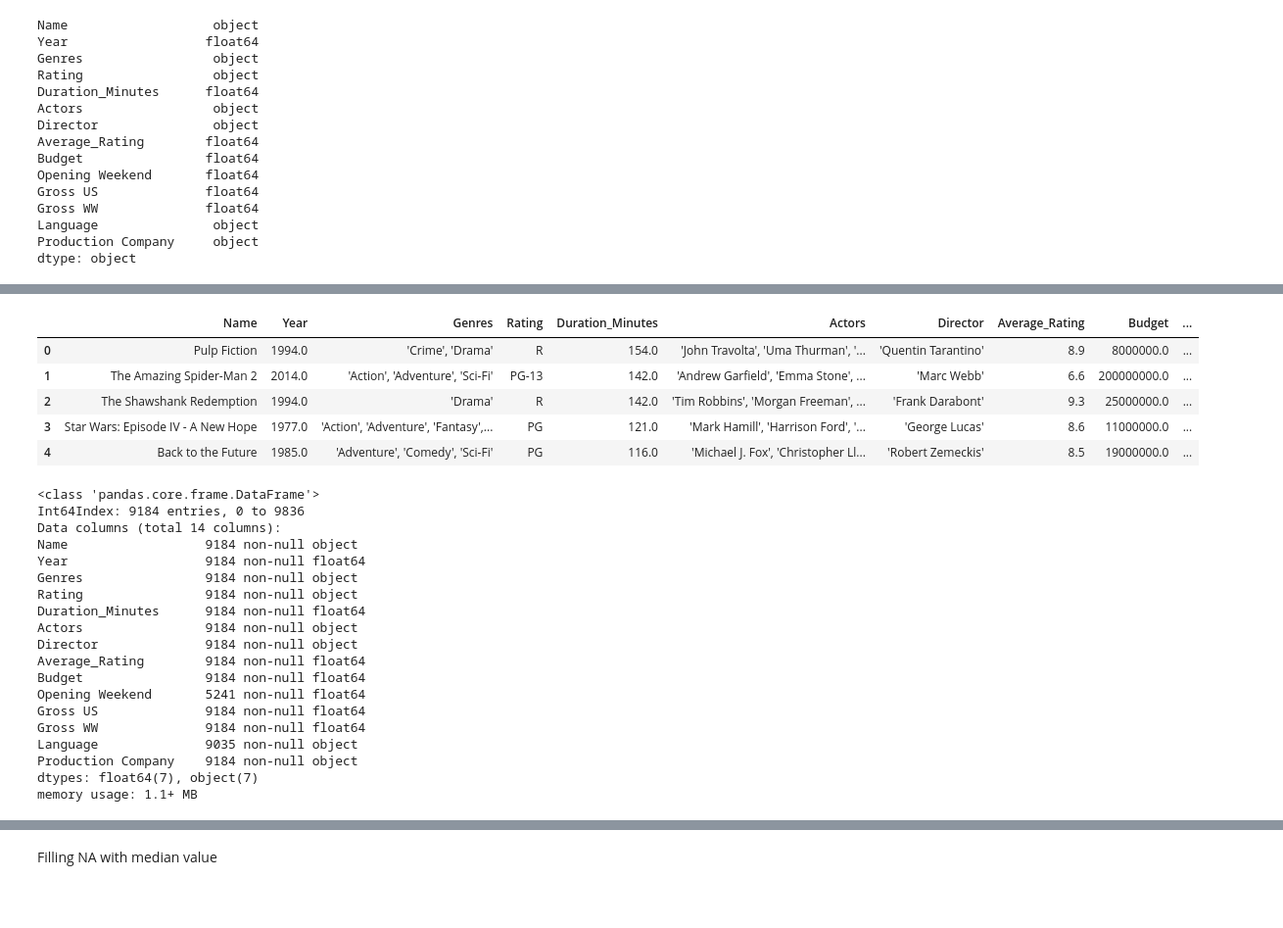
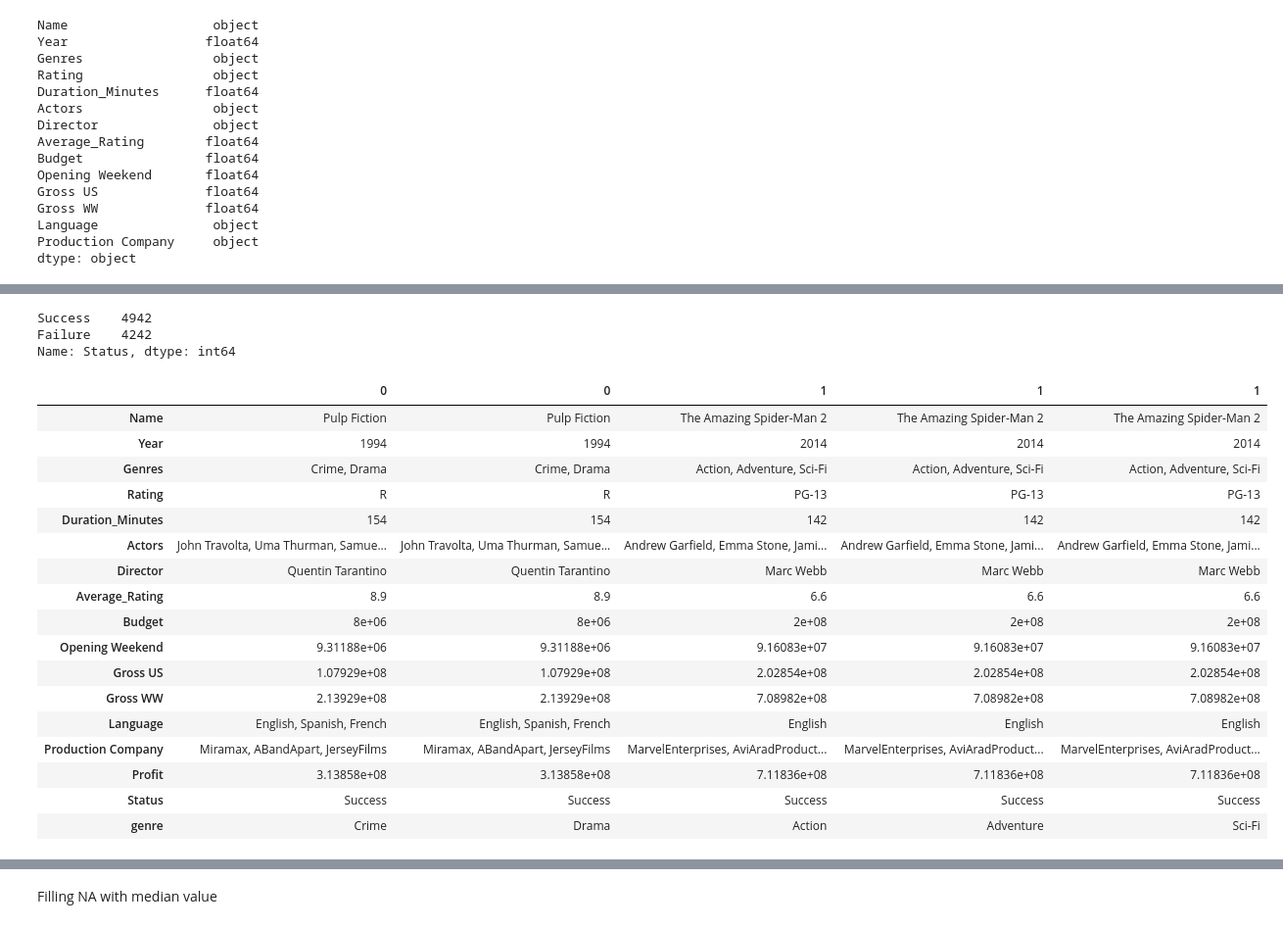
Before and after one commit to ZakBastiani/DataScienceProject2019, a Jupyter notebook: Data Processing.ipynb, the cells around one changed output, grey strips where cells are left out. Shown at 98% size. Cells and saved outputs as stored; diff of their text form; code cells hidden in the pictures; blank space fills up the shorter version.

```diff
--- a/Data Processing.ipynb
+++ b/Data Processing.ipynb
@@ -82,42 +85,27 @@ Name: Rating, dtype: int64
+# %%
+#Calculating Profit/Loss for each movie
+movies["Profit"] = movies["Gross US"]+movies["Gross WW"]- movies["Budget"]
+movies["Status"]= np.where(movies['Profit']>1, 'Success', 'Failure')
+movies["Status"].value_counts()
+# %% [output]
+Success    4942
+Failure    4242
+Name: Status, dtype: int64
 # %%
 movies["Genres"] = movies["Genres"].str.replace('[','')
 movies["Genres"] = movies["Genres"].str.replace(']','')
+movies["Genres"] = movies["Genres"].str.replace("'",'')
 movies["Actors"] = movies["Actors"].str.replace('[','')
 movies["Actors"] = movies["Actors"].str.replace(']','')
+movies["Actors"] = movies["Actors"].str.replace("'",'')
 movies["Director"] = movies["Director"].str.replace('[','')
 movies["Director"] = movies["Director"].str.replace(']','')
+movies["Director"] = movies["Director"].str.replace("'",'')
 movies["Production Company"] = movies["Production Company"].str.replace('[','')
 movies["Production Company"] = movies["Production Company"].str.replace(']','')
+movies["Production Company"] = movies["Production Company"].str.replace("'",'')
 movies["Language"] = movies["Language"].str.replace('[','')
 movies["Language"] = movies["Language"].str.replace(']','')
-movies.head()
+movies["Language"] = movies["Language"].str.replace("'",'')
+# movies.head()
-# %% [output]
-|  | Name | Year | Genres | Rating | Duration_Minutes | Actors | Director | Average_Rating | Budget | ... |
-| 0 | Pulp Fiction | 1994.0 | 'Crime', 'Drama' | R | 154.0 | 'John Travolta', 'Uma Thurman', '... | 'Quentin Tarantino' | 8.9 | 8000000.0 | ... |
-| 1 | The Amazing Spider-Man 2 | 2014.0 | 'Action', 'Adventure', 'Sci-Fi' | PG-13 | 142.0 | 'Andrew Garfield', 'Emma Stone', ... | 'Marc Webb' | 6.6 | 200000000.0 | ... |
-| 2 | The Shawshank Redemption | 1994.0 | 'Drama' | R | 142.0 | 'Tim Robbins', 'Morgan Freeman', ... | 'Frank Darabont' | 9.3 | 25000000.0 | ... |
-| 3 | Star Wars: Episode IV - A New Hope | 1977.0 | 'Action', 'Adventure', 'Fantasy',... | PG | 121.0 | 'Mark Hamill', 'Harrison Ford', '... | 'George Lucas' | 8.6 | 11000000.0 | ... |
-| 4 | Back to the Future | 1985.0 | 'Adventure', 'Comedy', 'Sci-Fi' | PG | 116.0 | 'Michael J. Fox', 'Christopher Ll... | 'Robert Zemeckis' | 8.5 | 19000000.0 | ... |
-# %%
-movies.info()
-# %% [output]
-<class 'pandas.core.frame.DataFrame'>
-Int64Index: 9184 entries, 0 to 9836
-Data columns (total 14 columns):
-Name                  9184 non-null object
-Year                  9184 non-null float64
-Genres                9184 non-null object
-Rating                9184 non-null object
-Duration_Minutes      9184 non-null float64
-Actors                9184 non-null object
-Director              9184 non-null object
-Average_Rating        9184 non-null float64
-Budget                9184 non-null float64
-Opening Weekend       5241 non-null float64
-Gross US              9184 non-null float64
-Gross WW              9184 non-null float64
-Language              9035 non-null object
-Production Company    9184 non-null object
-dtypes: float64(7), object(7)
-memory usage: 1.1+ MB
 # %%
@@ -125,3 +112,32 @@ memory usage: 1.1+ MB
 indexNames = movies[ (movies['Year'] == 0) & (movies['Rating'] == 'Unrated')&(movies['Budget'] != -1) ].index
 # Delete these row indexes from dataFrame
 movies.drop(indexNames , inplace=True)
+# %%
+g = (movies.Genres.str.split(',', expand=True)
+            .stack()
+            .to_frame(name='genre'))
+g.index = g.index.droplevel(1)
+g["genre"] = g["genre"].str.replace(' ','')
+g["genre"] = g["genre"].str.replace('}','')
+# m=movies.join(g)
+movies=pd.concat([movies, g], axis=1)
+movies.head().T
+# %% [output]
+|  | 0 | 0 | 1 | 1 | 1 |
+| Name | Pulp Fiction | Pulp Fiction | The Amazing Spider-Man 2 | The Amazing Spider-Man 2 | The Amazing Spider-Man 2 |
+| Year | 1994 | 1994 | 2014 | 2014 | 2014 |
+| Genres | Crime, Drama | Crime, Drama | Action, Adventure, Sci-Fi | Action, Adventure, Sci-Fi | Action, Adventure, Sci-Fi |
+| Rating | R | R | PG-13 | PG-13 | PG-13 |
+| Duration_Minutes | 154 | 154 | 142 | 142 | 142 |
+| Actors | John Travolta, Uma Thurman, Samue... | John Travolta, Uma Thurman, Samue... | Andrew Garfield, Emma Stone, Jami... | Andrew Garfield, Emma Stone, Jami... | Andrew Garfield, Emma Stone, Jami... |
+| Director | Quentin Tarantino | Quentin Tarantino | Marc Webb | Marc Webb | Marc Webb |
+| Average_Rating | 8.9 | 8.9 | 6.6 | 6.6 | 6.6 |
+| Budget | 8e+06 | 8e+06 | 2e+08 | 2e+08 | 2e+08 |
+| Opening Weekend | 9.31188e+06 | 9.31188e+06 | 9.16083e+07 | 9.16083e+07 | 9.16083e+07 |
+| Gross US | 1.07929e+08 | 1.07929e+08 | 2.02854e+08 | 2.02854e+08 | 2.02854e+08 |
+| Gross WW | 2.13929e+08 | 2.13929e+08 | 7.08982e+08 | 7.08982e+08 | 7.08982e+08 |
+| Language | English, Spanish, French | English, Spanish, French | English | English | English |
+| Production Company | Miramax, ABandApart, JerseyFilms | Miramax, ABandApart, JerseyFilms | MarvelEnterprises, AviAradProduct... | MarvelEnterprises, AviAradProduct... | MarvelEnterprises, AviAradProduct... |
+| Profit | 3.13858e+08 | 3.13858e+08 | 7.11836e+08 | 7.11836e+08 | 7.11836e+08 |
+| Status | Success | Success | Success | Success | Success |
+| genre | Crime | Drama | Action | Adventure | Sci-Fi |
```
Also changed, not shown: parts of 71 cells of this notebook.
